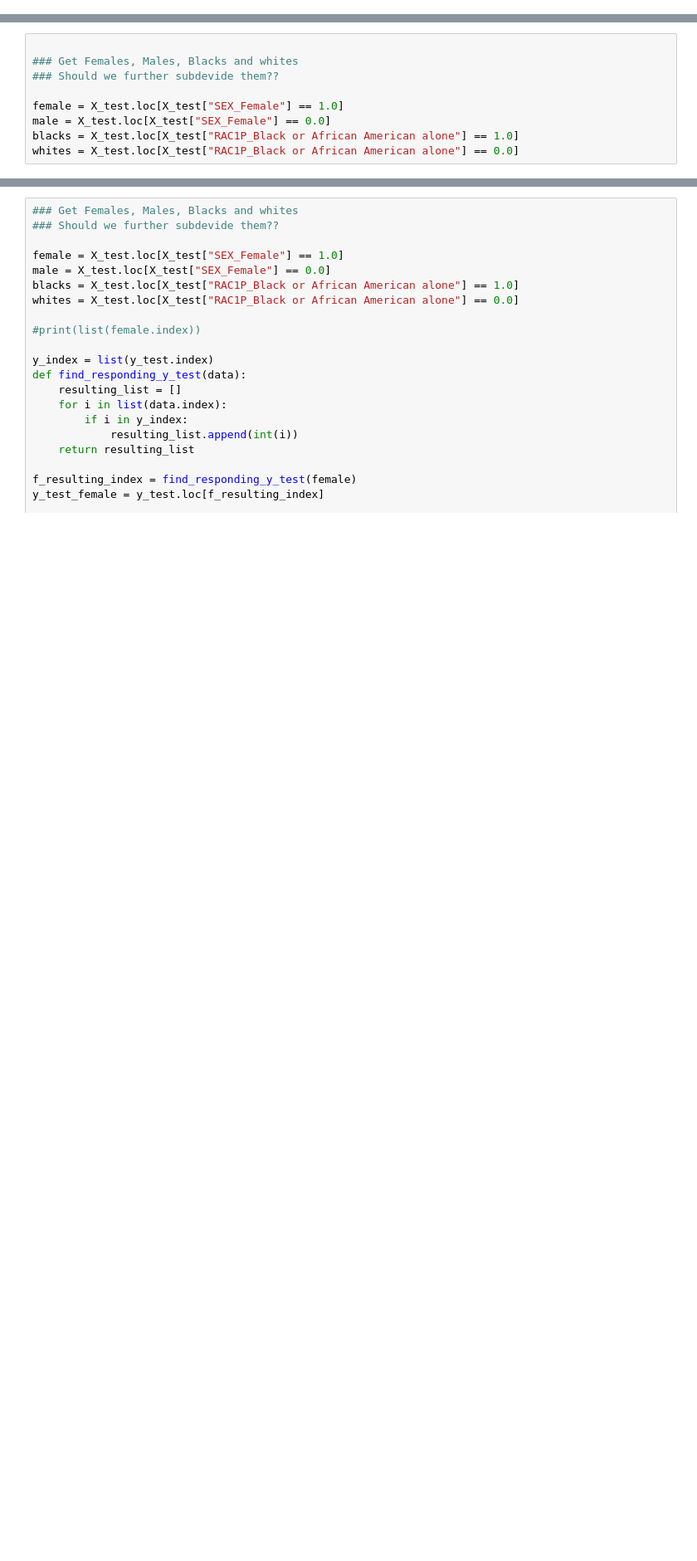
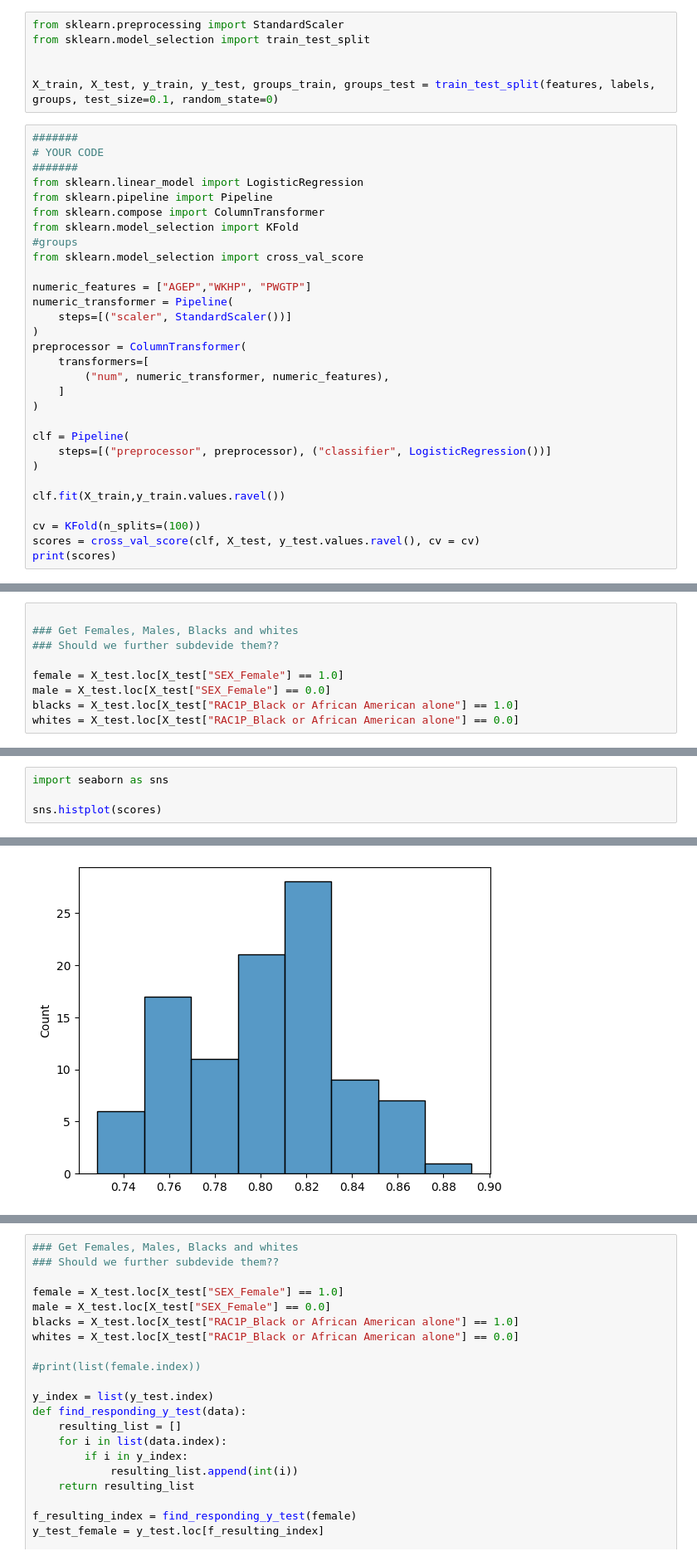
Before and after one commit to PHILIPWins/Algorithmic_Fairness, a Jupyter notebook: Assignment1/Assignemnt_02_philip.ipynb, the cells around one changed output, grey strips where cells are left out. Shown: that part at 83% size. Cells and saved outputs as stored; diff of their text form; blank space fills up the shorter version.

```diff
--- a/Assignment1/Assignemnt_02_philip.ipynb
+++ b/Assignment1/Assignemnt_02_philip.ipynb
@@ -132,0 +90,36 @@ X_train, X_test, y_train, y_test = train_test_split(new_features, labels, test_s
+# %%
+from sklearn.preprocessing import StandardScaler
+from sklearn.model_selection import train_test_split
+
+
+X_train, X_test, y_train, y_test, groups_train, groups_test = train_test_split(features, labels, groups, test_size=0.1, random_state=0)
+# %%
+#######
+# YOUR CODE
+#######
+from sklearn.linear_model import LogisticRegression
+from sklearn.pipeline import Pipeline
+from sklearn.compose import ColumnTransformer
+from sklearn.model_selection import KFold
+#groups
+from sklearn.model_selection import cross_val_score
+
+numeric_features = ["AGEP","WKHP", "PWGTP"]
+numeric_transformer = Pipeline(
+    steps=[("scaler", StandardScaler())]
+)
+preprocessor = ColumnTransformer(
+    transformers=[
+        ("num", numeric_transformer, numeric_features),
+    ]
+)
+
+clf = Pipeline(
+    steps=[("preprocessor", preprocessor), ("classifier", LogisticRegression())]
+)
+
+clf.fit(X_train,y_train.values.ravel())
+
+cv = KFold(n_splits=(100))
+scores = cross_val_score(clf, X_test, y_test.values.ravel(), cv = cv)
+print(scores)
@@ -178,0 +153,5 @@ plt.show()
+# %%
+import seaborn as sns
+
+sns.histplot(scores)
+# %% [output]
@@ -178,0 +159 @@ plt.show()
+[figure, added]
```
Also changed, not shown: parts of 20 cells of this notebook.
